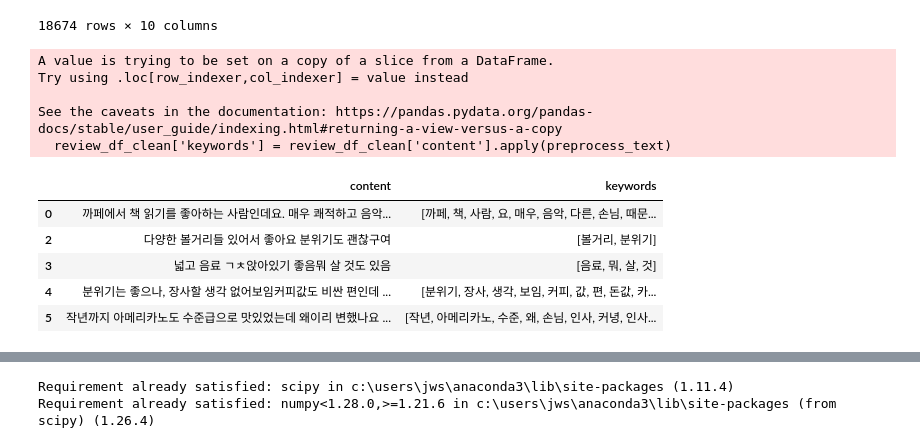
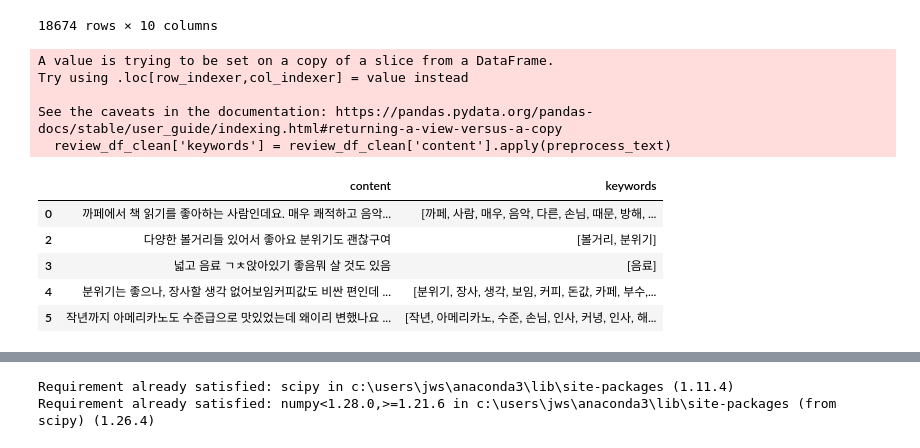
Before and after one commit to WoSIN98/Ubion_, a Jupyter notebook: quail/알고리즘/0426gpt.ipynb, the cells around one changed output, grey strips where cells are left out. Saved outputs shown, nothing was run; the diff lists cells and outputs as text; code cells hidden in the pictures.

```diff
--- a/quail/알고리즘/0426gpt.ipynb
+++ b/quail/알고리즘/0426gpt.ipynb
@@ -177,38 +177,39 @@ review_df = pd.read_csv('../data2/review_df.csv')
 from konlpy.tag import Okt
 import re
 
 ## 단어 추출
 # Initialize the Okt object
 okt = Okt()
 
 # Remove rows where 'content' is NaN
 review_df_clean = review_df.dropna(subset=['content'])
 
 # Function to preprocess and extract keywords from text
 def preprocess_text(text):
     # Normalize and remove non-alphabetic characters
     text = re.sub("[^가-힣a-zA-Z ]", "", text)
     # Tokenize and filter out stopwords and extract nouns
     tokens = okt.nouns(text)  # Focusing on nouns for keyword extraction
+    tokens = [n for n in tokens if len(n) > 1]
     return tokens
 
 # Apply text processing to the reviews
 review_df_clean['keywords'] = review_df_clean['content'].apply(preprocess_text)
 
 # Display the processed keywords
 review_df_clean[['content', 'keywords']].head()
 # %% [output]
 A value is trying to be set on a copy of a slice from a DataFrame.
 Try using .loc[row_indexer,col_indexer] = value instead
 
 See the caveats in the documentation: https://pandas.pydata.org/pandas-docs/stable/user_guide/indexing.html#returning-a-view-versus-a-copy
   review_df_clean['keywords'] = review_df_clean['content'].apply(preprocess_text)
 |  | content | keywords |
-| 0 | 까페에서 책 읽기를 좋아하는 사람인데요. 매우 쾌적하고 음악... | [까페, 책, 사람, 요, 매우, 음악, 다른, 손님, 때문... |
+| 0 | 까페에서 책 읽기를 좋아하는 사람인데요. 매우 쾌적하고 음악... | [까페, 사람, 매우, 음악, 다른, 손님, 때문, 방해, ... |
 | 2 | 다양한 볼거리들 있어서 좋아요 분위기도 괜찮구여 | [볼거리, 분위기] |
-| 3 | 넓고 음료 ㄱㅊ앉아있기 좋음뭐 살 것도 있음 | [음료, 뭐, 살, 것] |
-| 4 | 분위기는 좋으나, 장사할 생각 없어보임커피값도 비싼 편인데 ... | [분위기, 장사, 생각, 보임, 커피, 값, 편, 돈값, 카... |
-| 5 | 작년까지 아메리카노도 수준급으로 맛있었는데 왜이리 변했나요 ... | [작년, 아메리카노, 수준, 왜, 손님, 인사, 커녕, 인사... |
+| 3 | 넓고 음료 ㄱㅊ앉아있기 좋음뭐 살 것도 있음 | [음료] |
+| 4 | 분위기는 좋으나, 장사할 생각 없어보임커피값도 비싼 편인데 ... | [분위기, 장사, 생각, 보임, 커피, 돈값, 카페, 부수,... |
+| 5 | 작년까지 아메리카노도 수준급으로 맛있었는데 왜이리 변했나요 ... | [작년, 아메리카노, 수준, 손님, 인사, 커녕, 인사, 해... |
 # %%
 review_df_clean
 # %% [output]
```
Also changed, not shown: parts of 19 cells of this notebook, 10 other files.
